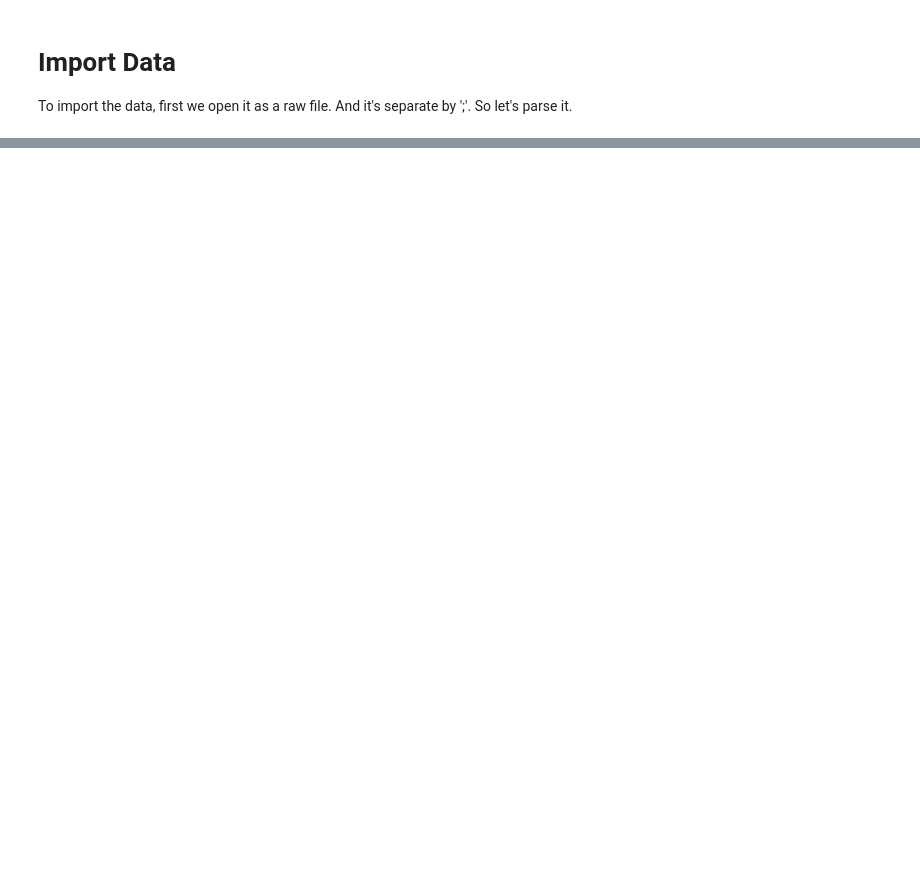
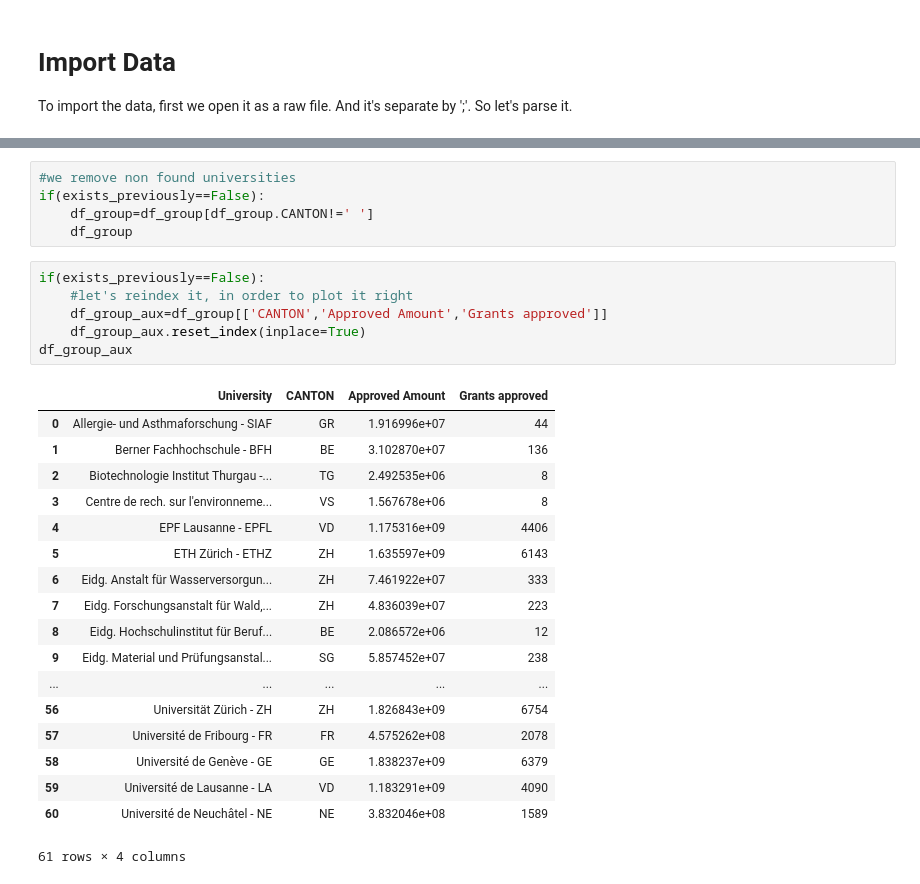
Before and after one commit to Josele/Homework, a Jupyter notebook: 03 - Interactive Viz/Interactive Viz.ipynb, the cells around one changed output, grey strips where cells are left out. Saved outputs shown, nothing was run; the diff lists cells and outputs as text; blank space fills up the shorter version.

```diff
--- a/03 - Interactive Viz/Interactive Viz.ipynb
+++ b/03 - Interactive Viz/Interactive Viz.ipynb
@@ -20,0 +121,30 @@ df.head()
+# %%
+#we remove non found universities
+if(exists_previously==False):
+    df_group=df_group[df_group.CANTON!=' ']
+    df_group
+# %%
+if(exists_previously==False):
+    #let's reindex it, in order to plot it right
+    df_group_aux=df_group[['CANTON','Approved Amount','Grants approved']]
+    df_group_aux.reset_index(inplace=True)
+df_group_aux
+# %% [output]
+|  | University | CANTON | Approved Amount | Grants approved |
+| 0 | Allergie- und Asthmaforschung - SIAF | GR | 1.916996e+07 | 44 |
+| 1 | Berner Fachhochschule - BFH | BE | 3.102870e+07 | 136 |
+| 2 | Biotechnologie Institut Thurgau -... | TG | 2.492535e+06 | 8 |
+| 3 | Centre de rech. sur l'environneme... | VS | 1.567678e+06 | 8 |
+| 4 | EPF Lausanne - EPFL | VD | 1.175316e+09 | 4406 |
+| 5 | ETH Zürich - ETHZ | ZH | 1.635597e+09 | 6143 |
+| 6 | Eidg. Anstalt für Wasserversorgun... | ZH | 7.461922e+07 | 333 |
+| 7 | Eidg. Forschungsanstalt für Wald,... | ZH | 4.836039e+07 | 223 |
+| 8 | Eidg. Hochschulinstitut für Beruf... | BE | 2.086572e+06 | 12 |
+| 9 | Eidg. Material und Prüfungsanstal... | SG | 5.857452e+07 | 238 |
+| ... | ... | ... | ... | ... |
+| 56 | Universität Zürich - ZH | ZH | 1.826843e+09 | 6754 |
+| 57 | Université de Fribourg - FR | FR | 4.575262e+08 | 2078 |
+| 58 | Université de Genève - GE | GE | 1.838237e+09 | 6379 |
+| 59 | Université de Lausanne - LA | VD | 1.183291e+09 | 4090 |
+| 60 | Université de Neuchâtel - NE | NE | 3.832046e+08 | 1589 |
+61 rows × 4 columns
```
Also changed, not shown: parts of 3 cells of this notebook, 3 other files.
